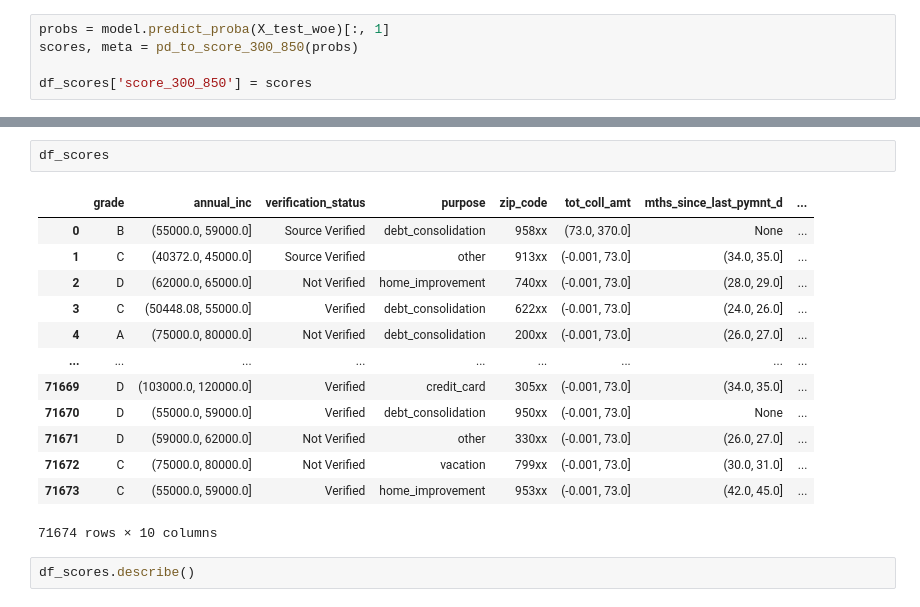
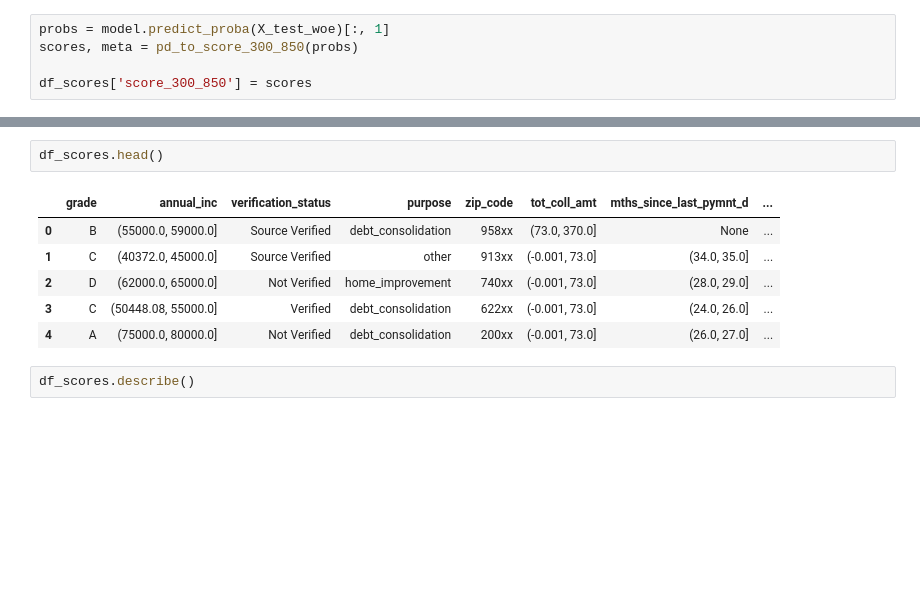
Before and after one commit to mmichellesvv/Credit-Risk-Assessment, a Jupyter notebook: creditRisk_PDmodel.ipynb, the cells around one changed output, grey strips where cells are left out. Drawn from its saved outputs; the diff is of its cells as text; blank space fills up the shorter version.

```diff
--- a/creditRisk_PDmodel.ipynb
+++ b/creditRisk_PDmodel.ipynb
@@ -596,19 +597,12 @@ pd.DataFrame(meta.items(), columns=["parameter", "value"])
 # %%
-df_scores
+df_scores.head()
 # %% [output]
 |  | grade | annual_inc | verification_status | purpose | zip_code | tot_coll_amt | mths_since_last_pymnt_d | ... |
 | 0 | B | (55000.0, 59000.0] | Source Verified | debt_consolidation | 958xx | (73.0, 370.0] | None | ... |
 | 1 | C | (40372.0, 45000.0] | Source Verified | other | 913xx | (-0.001, 73.0] | (34.0, 35.0] | ... |
 | 2 | D | (62000.0, 65000.0] | Not Verified | home_improvement | 740xx | (-0.001, 73.0] | (28.0, 29.0] | ... |
 | 3 | C | (50448.08, 55000.0] | Verified | debt_consolidation | 622xx | (-0.001, 73.0] | (24.0, 26.0] | ... |
 | 4 | A | (75000.0, 80000.0] | Not Verified | debt_consolidation | 200xx | (-0.001, 73.0] | (26.0, 27.0] | ... |
-| ... | ... | ... | ... | ... | ... | ... | ... | ... |
-| 71669 | D | (103000.0, 120000.0] | Verified | credit_card | 305xx | (-0.001, 73.0] | (34.0, 35.0] | ... |
-| 71670 | D | (55000.0, 59000.0] | Verified | debt_consolidation | 950xx | (-0.001, 73.0] | None | ... |
-| 71671 | D | (59000.0, 62000.0] | Not Verified | other | 330xx | (-0.001, 73.0] | (26.0, 27.0] | ... |
-| 71672 | C | (75000.0, 80000.0] | Not Verified | vacation | 799xx | (-0.001, 73.0] | (30.0, 31.0] | ... |
-| 71673 | C | (55000.0, 59000.0] | Verified | home_improvement | 953xx | (-0.001, 73.0] | (42.0, 45.0] | ... |
-71674 rows × 10 columns
 # %%
 df_scores.describe()
 # %% [output]
```
Also changed, not shown: parts of 23 cells of this notebook.
